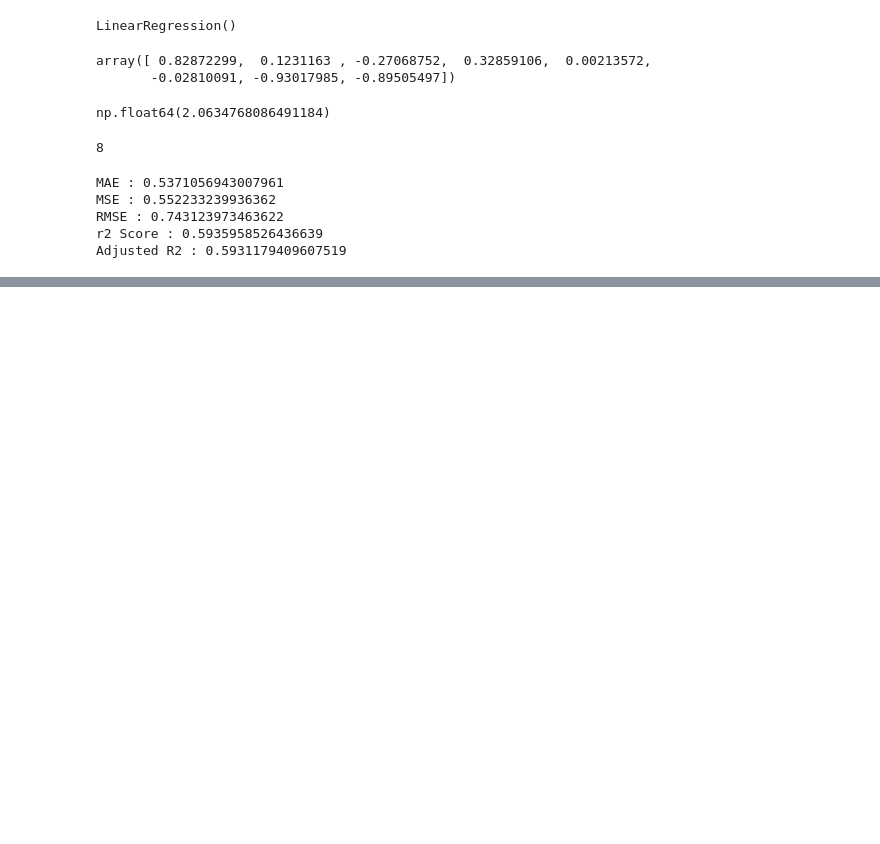
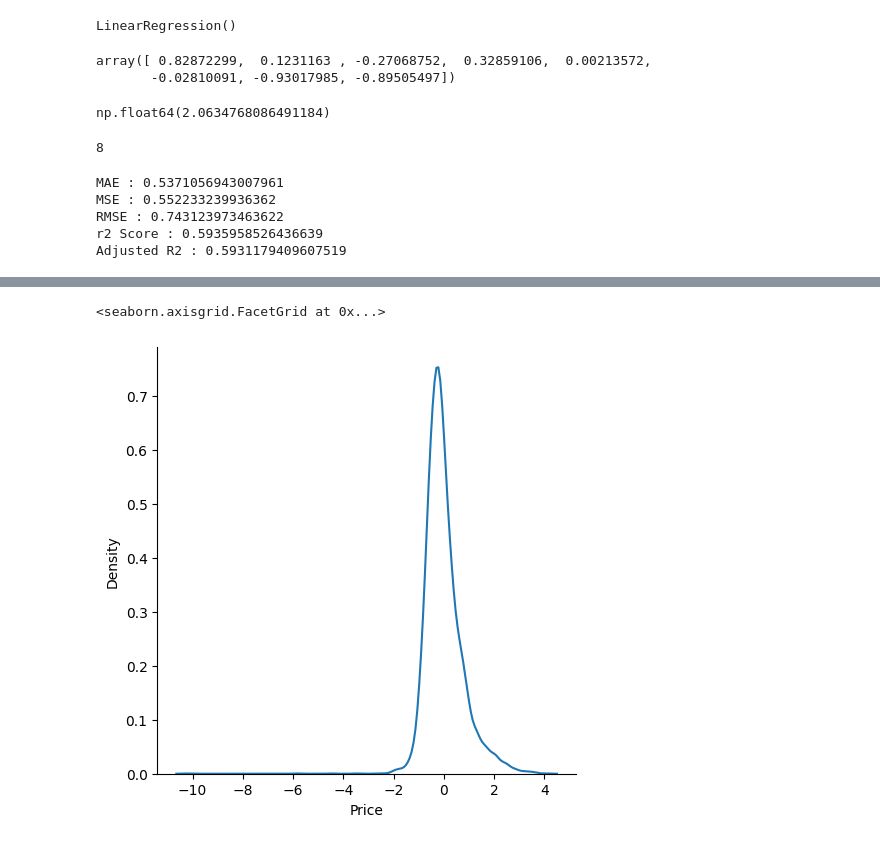
Before and after one commit to JITESH-KUMAR05/MLBAS_Projects, a Jupyter notebook: MULTIPLE_LINEAR_REG_House_pricing_project/housing_price.ipynb, the cells around one changed output, grey strips where cells are left out. Drawn from its saved outputs; the diff is of its cells as text; code cells hidden in the pictures; blank space fills up the shorter version.

```diff
--- a/MULTIPLE_LINEAR_REG_House_pricing_project/housing_price.ipynb
+++ b/MULTIPLE_LINEAR_REG_House_pricing_project/housing_price.ipynb
@@ -327,0 +367,5 @@ Adjusted R2 : 0.5931179409607519
+# %%
+sns.displot(residuals,kind="kde")
+# %% [output]
+<seaborn.axisgrid.FacetGrid at 0x...>
+[figure, added]
```
Also changed, not shown: parts of 10 cells of this notebook, 7 other files.
